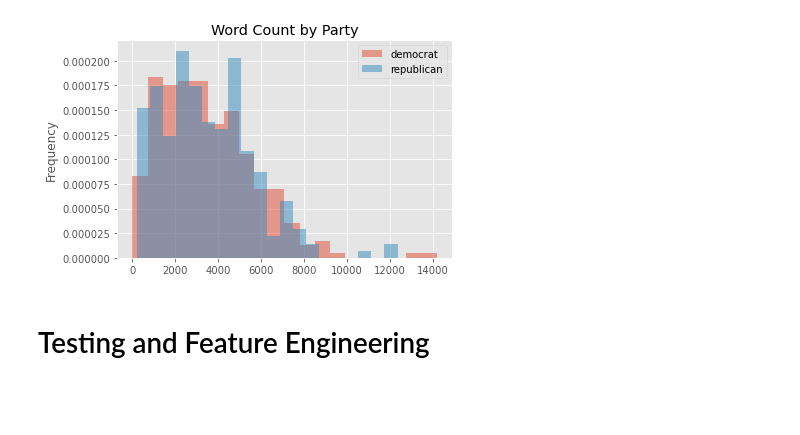
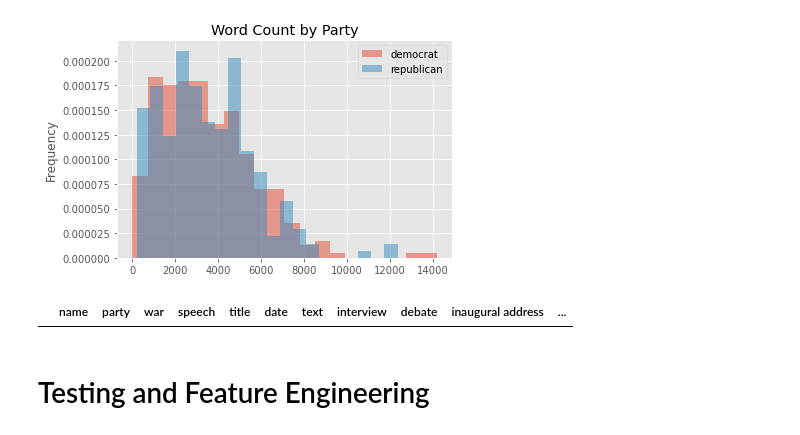
Before and after one commit to annewbarry/partisan-speech, a Jupyter notebook: partisan_speech_updated.ipynb, the cells around one changed output. Saved outputs shown, nothing was run; the diff lists cells and outputs as text; code cells hidden in the pictures; blank space fills up the shorter version.

```diff
--- a/partisan_speech_updated.ipynb
+++ b/partisan_speech_updated.ipynb
@@ -357,6 +369,10 @@ ax.set_title('Word Count by Party')
 # %% [output]
 Text(0.5, 1.0, 'Word Count by Party')
 [figure]
+# %%
+df[df['text length']==0]
+# %% [output]
+|  | name | party | war | speech | title | date | text | interview | debate | inaugural address | ... |
 # %% [markdown]
 # Testing and Feature Engineering
 # %% [markdown]
```
Also changed, not shown: parts of 29 cells of this notebook.
